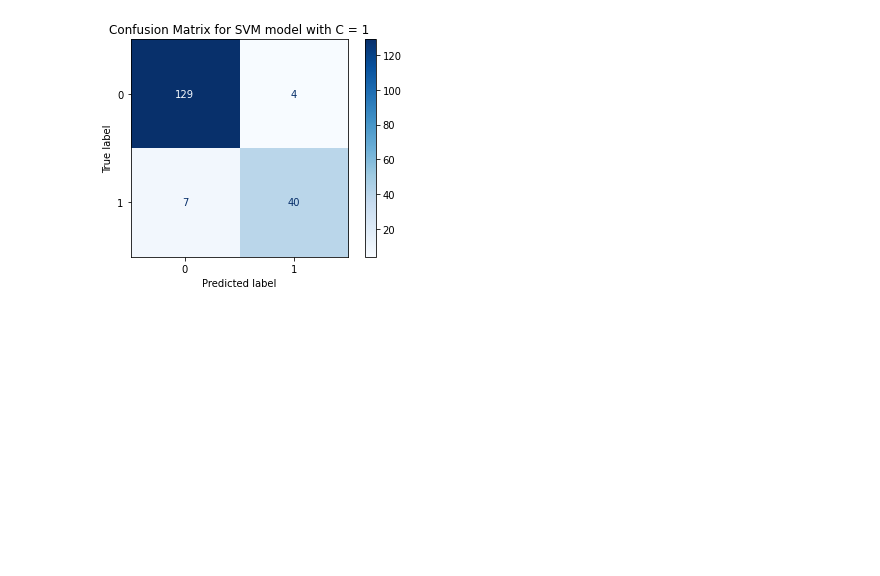
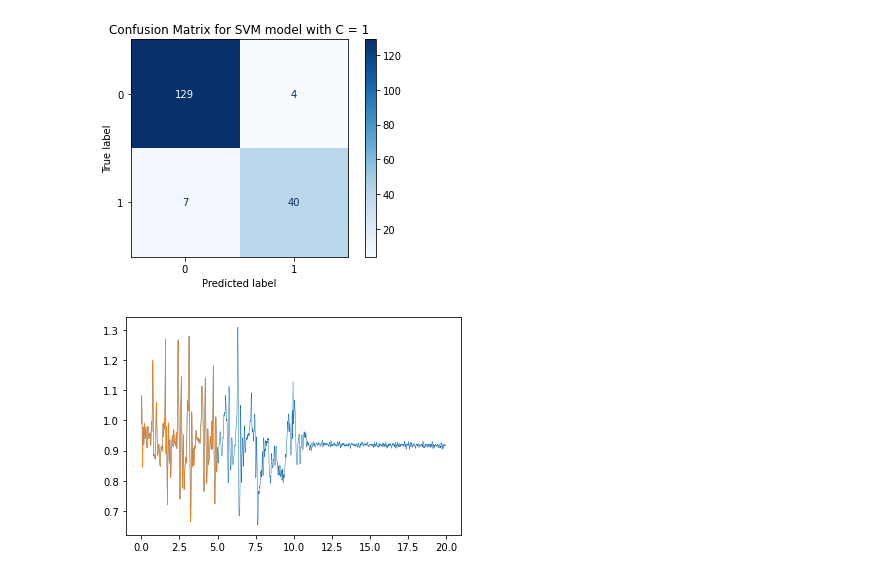
Before and after one commit to teddsords/Fall-Detection-and-Notification-System, a Jupyter notebook: SVM & K-NN.ipynb, the cells around one changed output. Drawn from its saved outputs; the diff is of its cells as text; code cells hidden in the pictures; blank space fills up the shorter version.

```diff
--- a/SVM & K-NN.ipynb
+++ b/SVM & K-NN.ipynb
@@ -205,3 +222,23 @@ plt.title('Confusion Matrix for SVM model with C = 1')
 plt.show()
 # %% [output]
 [figure]
+# %%
+from matplotlib import pyplot as plt
+new = pd.DataFrame(df.Acc[0].tolist())[0]
+new = new.to_list()
+type(new)
+
+new2 = new[0:1190]
+xaxis2 = []
+xaxis = []
+for i in range(4760):
+    xaxis.append(i/238)
+
+for i in range(1190):
+    xaxis2.append(i/238)
+
+plt.plot(xaxis, new, linewidth = 0.5)
+plt.plot(xaxis2, new2, linewidth = 0.5)
+plt.show()
+# %% [output]
+[figure, added]
```
Also changed, not shown: parts of 2 cells of this notebook, 1 other file.
